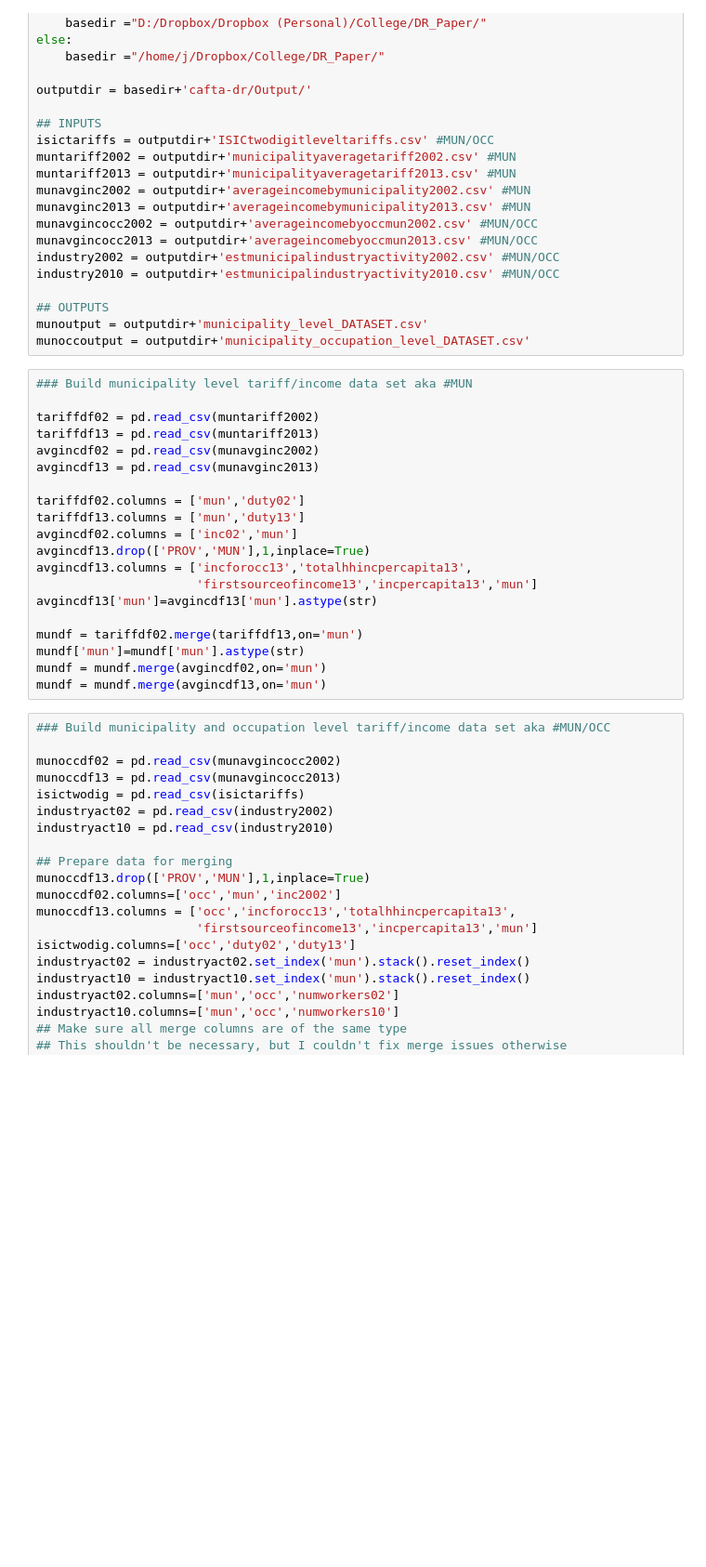
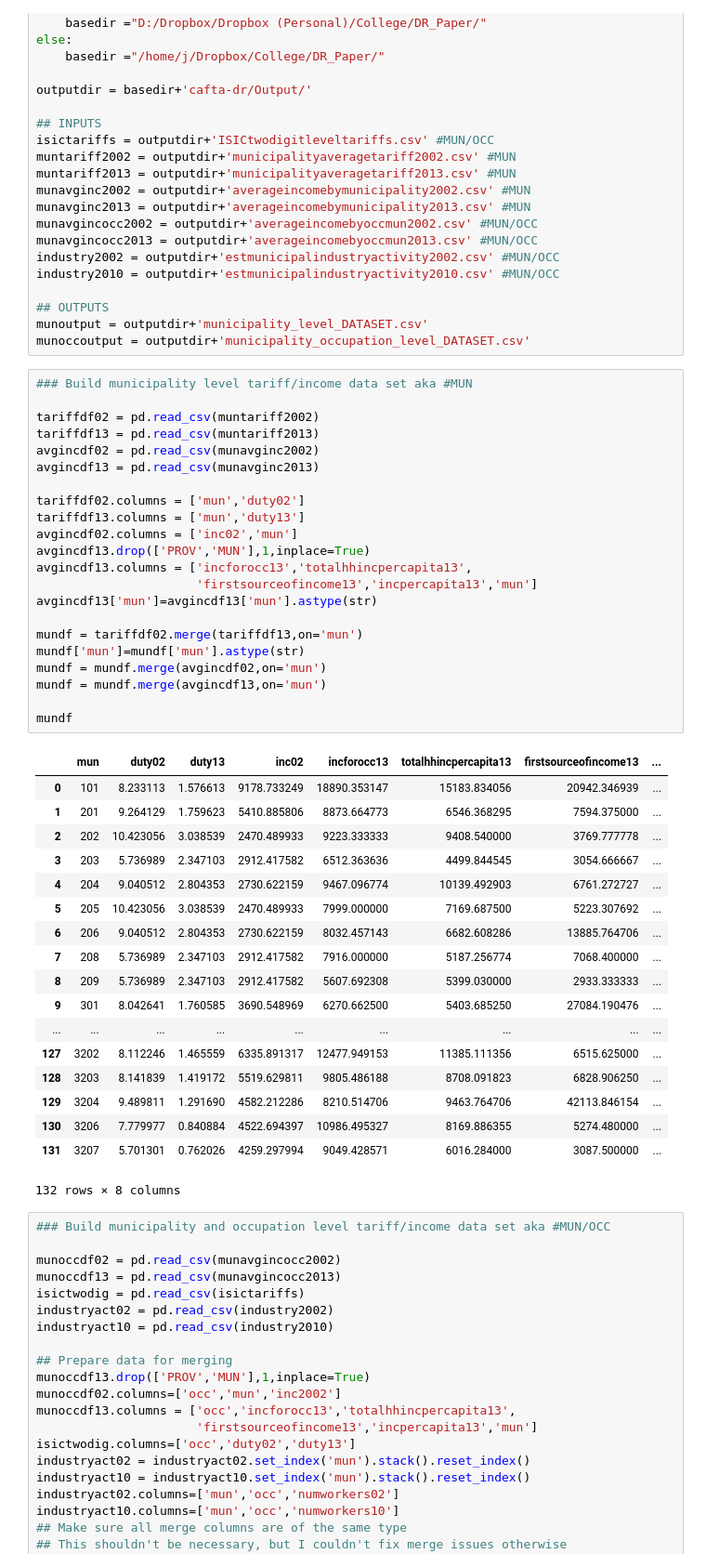
Before and after one commit to jaysayre/cafta-dr, a Jupyter notebook: 020416dataassembly.ipynb, the cells around one changed output. Shown: that part at 93% size. Drawn from its saved outputs; the diff is of its cells as text; blank space fills up the shorter version.

```diff
--- a/020416dataassembly.ipynb
+++ b/020416dataassembly.ipynb
@@ -63,23 +65,44 @@ munoccoutput = outputdir+'municipality_occupation_level_DATASET.csv'
 # %%
 ### Build municipality level tariff/income data set aka #MUN
 
 tariffdf02 = pd.read_csv(muntariff2002)
 tariffdf13 = pd.read_csv(muntariff2013)
 avgincdf02 = pd.read_csv(munavginc2002)
 avgincdf13 = pd.read_csv(munavginc2013)
 
 tariffdf02.columns = ['mun','duty02']
 tariffdf13.columns = ['mun','duty13']
 avgincdf02.columns = ['inc02','mun']
 avgincdf13.drop(['PROV','MUN'],1,inplace=True)
 avgincdf13.columns = ['incforocc13','totalhhincpercapita13',
                       'firstsourceofincome13','incpercapita13','mun']
 avgincdf13['mun']=avgincdf13['mun'].astype(str)
 
 mundf = tariffdf02.merge(tariffdf13,on='mun')
 mundf['mun']=mundf['mun'].astype(str)
 mundf = mundf.merge(avgincdf02,on='mun')
 mundf = mundf.merge(avgincdf13,on='mun')
+
+mundf
+# %% [output]
+|  | mun | duty02 | duty13 | inc02 | incforocc13 | totalhhincpercapita13 | firstsourceofincome13 | ... |
+| 0 | 101 | 8.233113 | 1.576613 | 9178.733249 | 18890.353147 | 15183.834056 | 20942.346939 | ... |
+| 1 | 201 | 9.264129 | 1.759623 | 5410.885806 | 8873.664773 | 6546.368295 | 7594.375000 | ... |
+| 2 | 202 | 10.423056 | 3.038539 | 2470.489933 | 9223.333333 | 9408.540000 | 3769.777778 | ... |
+| 3 | 203 | 5.736989 | 2.347103 | 2912.417582 | 6512.363636 | 4499.844545 | 3054.666667 | ... |
+| 4 | 204 | 9.040512 | 2.804353 | 2730.622159 | 9467.096774 | 10139.492903 | 6761.272727 | ... |
+| 5 | 205 | 10.423056 | 3.038539 | 2470.489933 | 7999.000000 | 7169.687500 | 5223.307692 | ... |
+| 6 | 206 | 9.040512 | 2.804353 | 2730.622159 | 8032.457143 | 6682.608286 | 13885.764706 | ... |
+| 7 | 208 | 5.736989 | 2.347103 | 2912.417582 | 7916.000000 | 5187.256774 | 7068.400000 | ... |
+| 8 | 209 | 5.736989 | 2.347103 | 2912.417582 | 5607.692308 | 5399.030000 | 2933.333333 | ... |
+| 9 | 301 | 8.042641 | 1.760585 | 3690.548969 | 6270.662500 | 5403.685250 | 27084.190476 | ... |
+| ... | ... | ... | ... | ... | ... | ... | ... | ... |
+| 127 | 3202 | 8.112246 | 1.465559 | 6335.891317 | 12477.949153 | 11385.111356 | 6515.625000 | ... |
+| 128 | 3203 | 8.141839 | 1.419172 | 5519.629811 | 9805.486188 | 8708.091823 | 6828.906250 | ... |
+| 129 | 3204 | 9.489811 | 1.291690 | 4582.212286 | 8210.514706 | 9463.764706 | 42113.846154 | ... |
+| 130 | 3206 | 7.779977 | 0.840884 | 4522.694397 | 10986.495327 | 8169.886355 | 5274.480000 | ... |
+| 131 | 3207 | 5.701301 | 0.762026 | 4259.297994 | 9049.428571 | 6016.284000 | 3087.500000 | ... |
+132 rows × 8 columns
 # %%
 ### Build municipality and occupation level tariff/income data set aka #MUN/OCC
 
```
Also changed, not shown: parts of 1 cell of this notebook, 1 other file.
